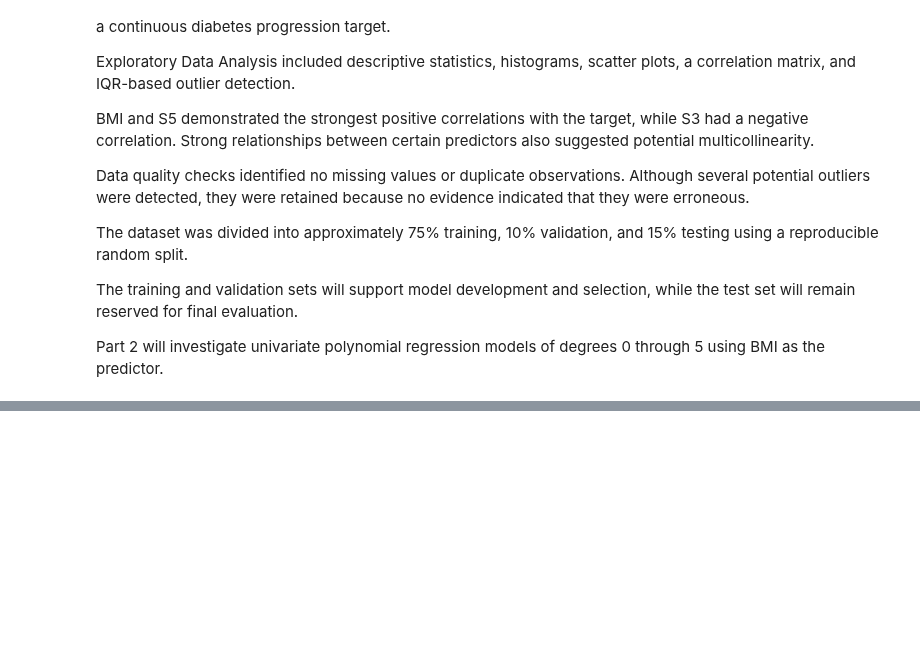
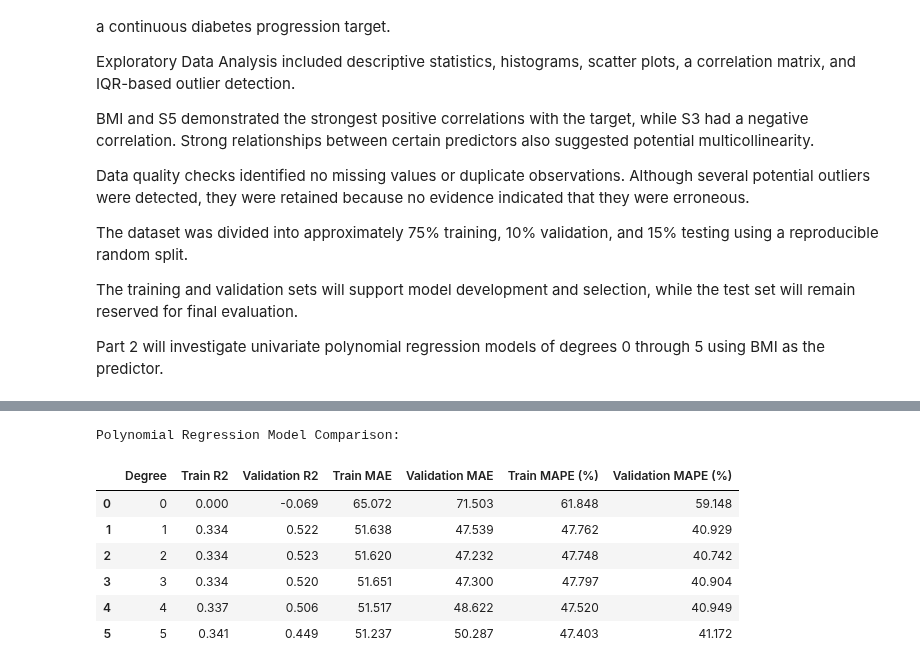
Before and after one commit to UbaidUllah777/PracticalLab2_DiabetesRegression, a Jupyter notebook: PracticalLab2_DiabetesRegression.ipynb, the cells around one changed output, grey strips where cells are left out. Cells and saved outputs as stored; diff of their text form; code cells hidden in the pictures; blank space fills up the shorter version.

```diff
--- a/PracticalLab2_DiabetesRegression.ipynb
+++ b/PracticalLab2_DiabetesRegression.ipynb
@@ -706,0 +728,17 @@ Part 2 will investigate univariate polynomial regression models of degrees 0 thr
+# %%
+from src.univariate_polynomial import UnivariatePolynomialRegression
+
+# Initialize our OOP polynomial regression class
+poly_models = UnivariatePolynomialRegression(
+    X_train=X_train,
+    y_train=y_train,
+    X_val=X_val,
+    y_val=y_val
+)
+
+# Train polynomial models of degrees 0 through 5
+trained_models = poly_models.train_models()
+
+print("Polynomial regression training completed!")
+print("Total models trained:", len(trained_models))
+print("Polynomial degrees:", list(trained_models.keys()))
@@ -706,0 +762,15 @@ Part 2 will investigate univariate polynomial regression models of degrees 0 thr
+# %%
+# Compare training and validation results
+polynomial_results = poly_models.compare_models()
+
+print("Polynomial Regression Model Comparison:")
+display(polynomial_results.round(3))
+# %% [output]
+Polynomial Regression Model Comparison:
+|  | Degree | Train R2 | Validation R2 | Train MAE | Validation MAE | Train MAPE (%) | Validation MAPE (%) |
+| 0 | 0 | 0.000 | -0.069 | 65.072 | 71.503 | 61.848 | 59.148 |
+| 1 | 1 | 0.334 | 0.522 | 51.638 | 47.539 | 47.762 | 40.929 |
+| 2 | 2 | 0.334 | 0.523 | 51.620 | 47.232 | 47.748 | 40.742 |
+| 3 | 3 | 0.334 | 0.520 | 51.651 | 47.300 | 47.797 | 40.904 |
+| 4 | 4 | 0.337 | 0.506 | 51.517 | 48.622 | 47.520 | 40.949 |
+| 5 | 5 | 0.341 | 0.449 | 51.237 | 50.287 | 47.403 | 41.172 |
```
Also changed, not shown: parts of 21 cells of this notebook, 1 other file.
